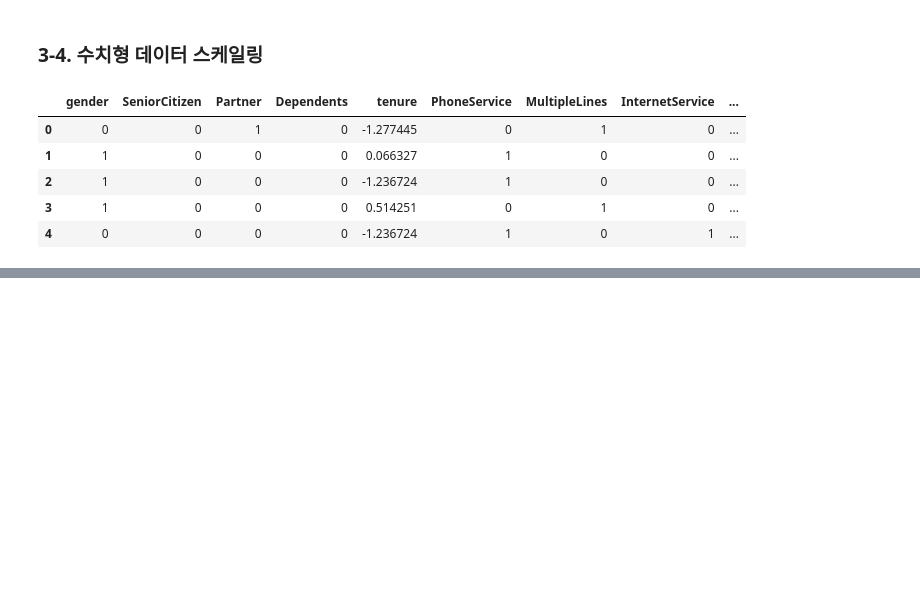
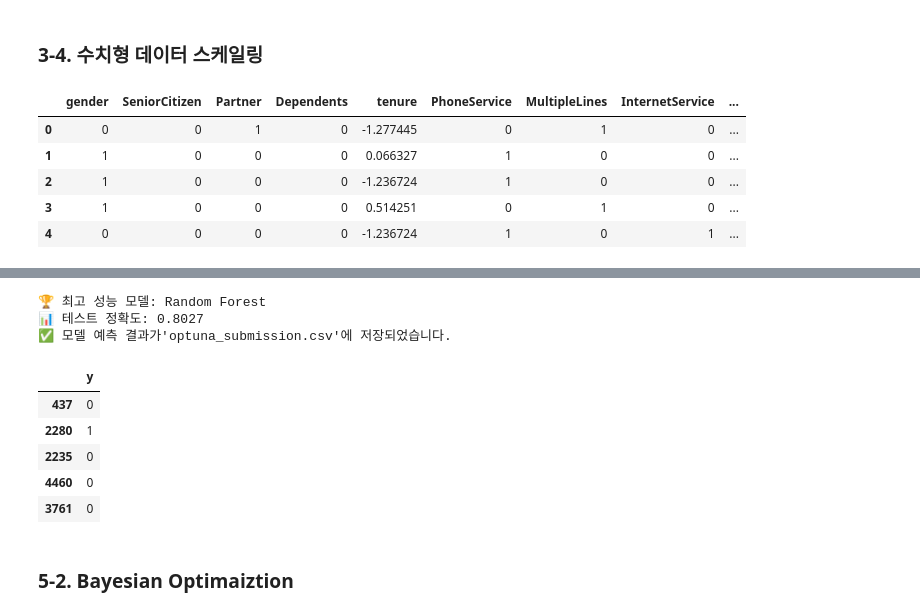
Before and after one commit to ohback/data-analysis, a Jupyter notebook: Telco-Customer-Churn.ipynb, the cells around one changed output, grey strips where cells are left out. Saved outputs shown, nothing was run; the diff lists cells and outputs as text; code cells hidden in the pictures; blank space fills up the shorter version.

```diff
--- a/Telco-Customer-Churn.ipynb
+++ b/Telco-Customer-Churn.ipynb
@@ -1055,0 +1475,27 @@ X.head()
+# %%
+optuna_test_results = []
+
+for i, result in enumerate(all_optuna_results):
+    model_name = result['model_name']
+    best_model = result['best_model']
+
+    test_preds = best_model.predict(X_test)
+    test_accuracy = accuracy_score(y_test, test_preds)
+
+    optuna_test_results.append({
+        'model_name': model_name,
+        'test_accuracy': test_accuracy,
+        'test_predictions': test_preds
+    })
+
+    print(f"📊 {model_name} 테스트 정확도: {test_accuracy:.4f}")
+
+optuna_test_results.sort(key=lambda x: x['test_accuracy'], reverse=True)
+
+print(f"\n🏆 옵튜나 테스트 세트 성능 순위:")
+for i, result in enumerate(optuna_test_results, 1):
+    print(f"{i}. {result['model_name']}: {result['test_accuracy']:.4f}")
+
+best_optuna_model = optuna_test_results[0]
+print(f"\n📋 최고 성능 모델 ({best_optuna_model['model_name']}) 상세 성능:")
+print(classification_report(y_test, best_optuna_model['test_predictions']))
@@ -1055,0 +1521,27 @@ X.head()
+# %%
+best_optuna_model = optuna_test_results[0]
+print(f"🏆 최고 성능 모델: {best_optuna_model['model_name']}")
+print(f"📊 테스트 정확도: {best_optuna_model['test_accuracy']:.4f}")
+
+submission = pd.DataFrame(
+    best_optuna_model['test_predictions'],
+    index=X_test.index,
+    columns=['y']
+)
+
+submission.to_csv('optuna_submission.csv', index=True)
+print("✅ 모델 예측 결과가'optuna_submission.csv'에 저장되었습니다.")
+
+submission.head()
+# %% [output]
+🏆 최고 성능 모델: Random Forest
+📊 테스트 정확도: 0.8027
+✅ 모델 예측 결과가'optuna_submission.csv'에 저장되었습니다.
+|  | y |
+| 437 | 0 |
+| 2280 | 1 |
+| 2235 | 0 |
+| 4460 | 0 |
+| 3761 | 0 |
+# %% [markdown]
+### 5-2. Bayesian Optimaiztion
```
Also changed, not shown: parts of 31 cells of this notebook.
